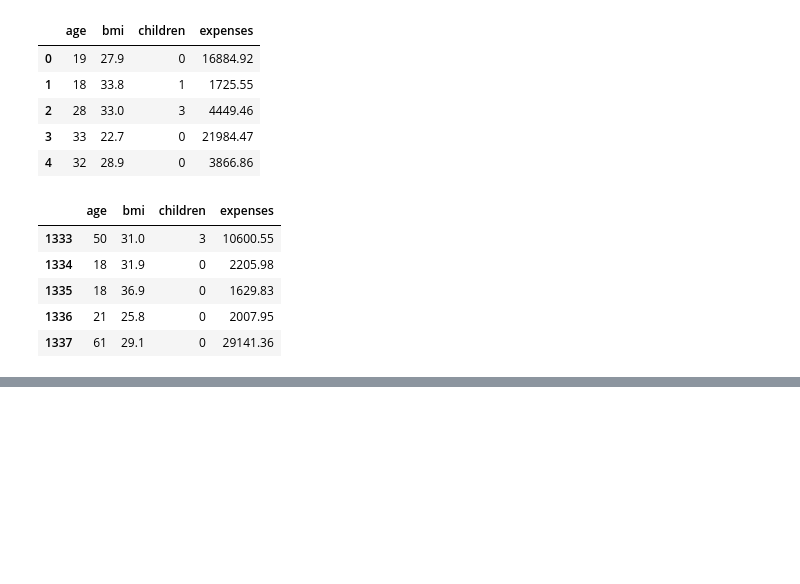
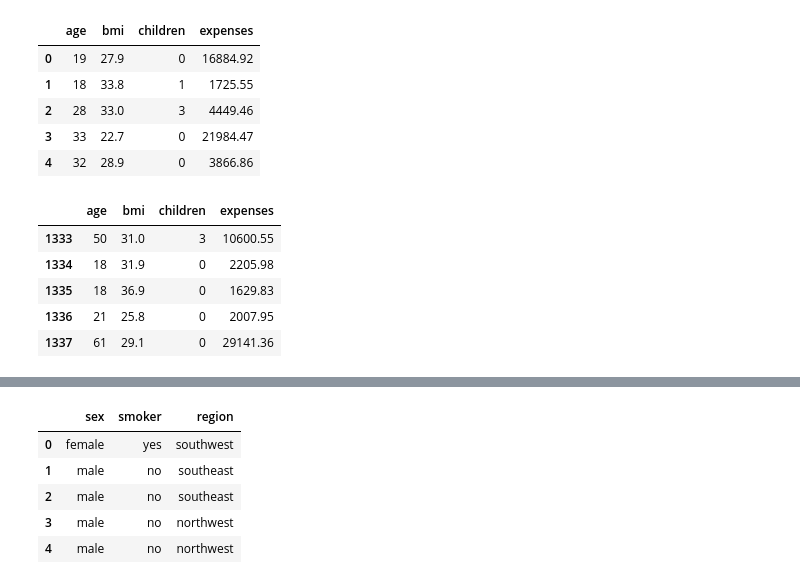
Before and after one commit to RishavMishraRM/Insurance_Premium_Prediction, a Jupyter notebook: notebooks/EDA.ipynb, the cells around one changed output, grey strips where cells are left out. Saved outputs shown, nothing was run; the diff lists cells and outputs as text; code cells hidden in the pictures; blank space fills up the shorter version.

```diff
--- a/notebooks/EDA.ipynb
+++ b/notebooks/EDA.ipynb
@@ -121,0 +139,9 @@ dataset[numerical_feature].tail()
+# %%
+dataset[categorical_feature].head()
+# %% [output]
+|  | sex | smoker | region |
+| 0 | female | yes | southwest |
+| 1 | male | no | southeast |
+| 2 | male | no | southeast |
+| 3 | male | no | northwest |
+| 4 | male | no | northwest |
```
Also changed, not shown: parts of 7 cells of this notebook.
